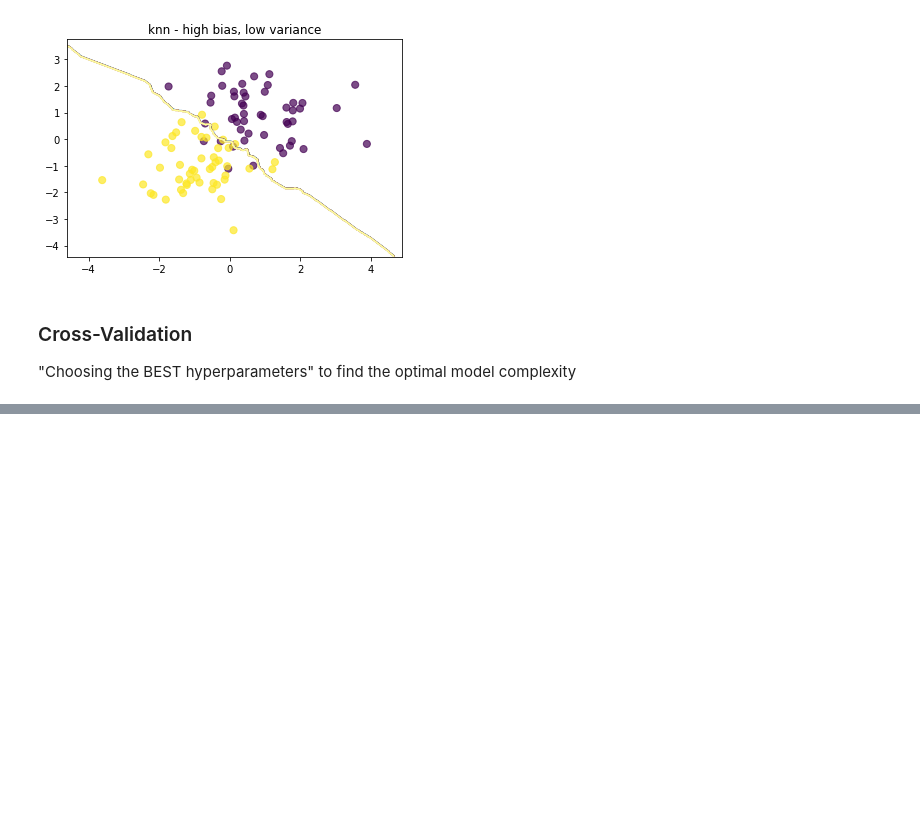
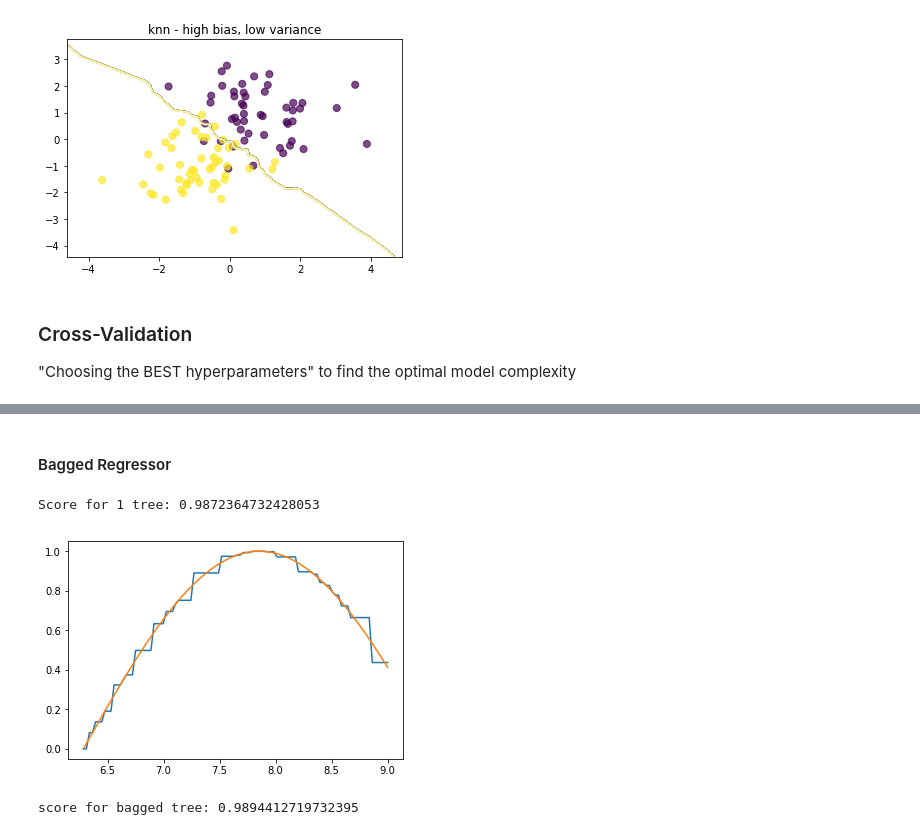
Before and after one commit to blackmarkt/ml_scratch, a Jupyter notebook: biasVariance_bagging_RF_mb040219.ipynb, the cells around one changed output, grey strips where cells are left out. Saved outputs shown, nothing was run; the diff lists cells and outputs as text; code cells hidden in the pictures; blank space fills up the shorter version.

```diff
--- a/adaBoost_ensemble_mb040219.ipynb
+++ b/biasVariance_bagging_RF_mb040219.ipynb
@@ -441,0 +360,28 @@ Averaging several models
+# %% [markdown]
+#### Bagged Regressor
+# %%
+# Bagging for Regression
+from sklearn.tree import DecisionTreeRegressor
+from sklearn.utils import shuffle
+
+T = 100
+x_axis = np.linspace(9, 2*np.pi, T)
+y_axis = np.sin(x_axis)
+
+N = 30
+idx = np.random.choice(T, size=N, replace=False)
+Xtrain = x_axis[idx].reshape(N, 1)
+Ytrain = y_axis[idx]
+# %%
+model = DecisionTreeRegressor()
+model.fit(Xtrain, Ytrain)
+prediction = model.predict(x_axis.reshape(T, 1))
+print("Score for 1 tree:", model.score(x_axis.reshape(T,1), y_axis))
+# %% [output]
+Score for 1 tree: 0.9872364732428053
+# %%
+plt.plot(x_axis, prediction)
+plt.plot(x_axis, y_axis)
+plt.show()
+# %% [output]
+[figure, added]
@@ -441,0 +416,7 @@ Averaging several models
+# %%
+model = BaggedTreeRegressor(200)
+model.fit(Xtrain, Ytrain)
+print("score for bagged tree:", model.score(x_axis.reshape(T, 1), y_axis))
+prediction = model.predict(x_axis.reshape(T, 1))
+# %% [output]
+score for bagged tree: 0.9894412719732395
```
Also changed, not shown: parts of 38 cells of this notebook, 6 other files.
